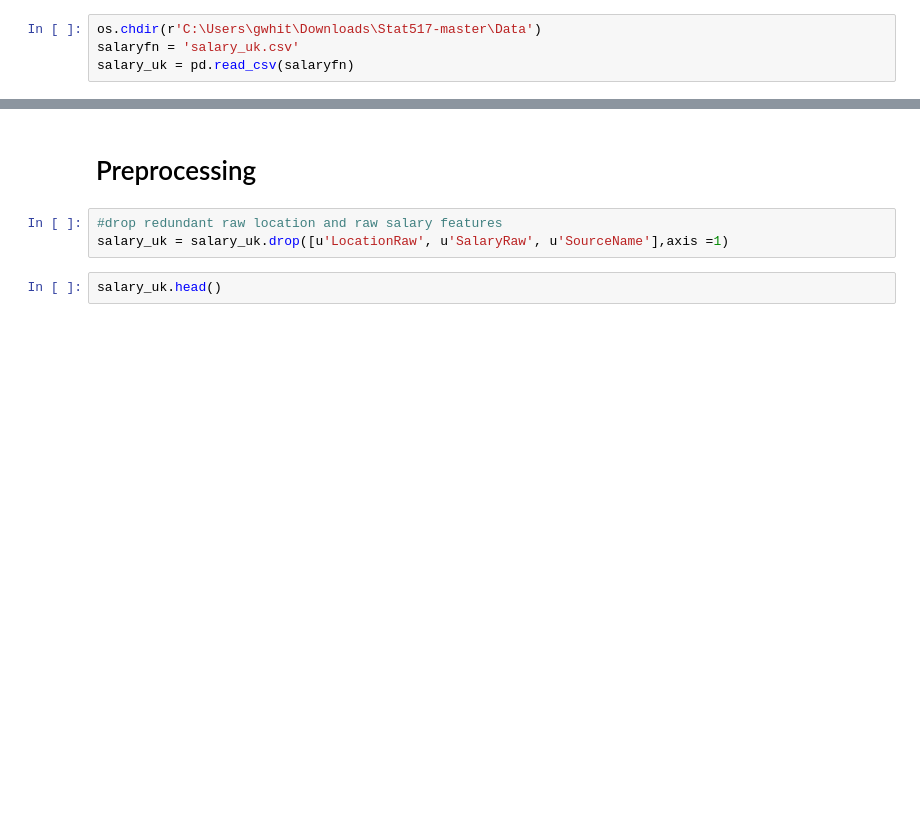
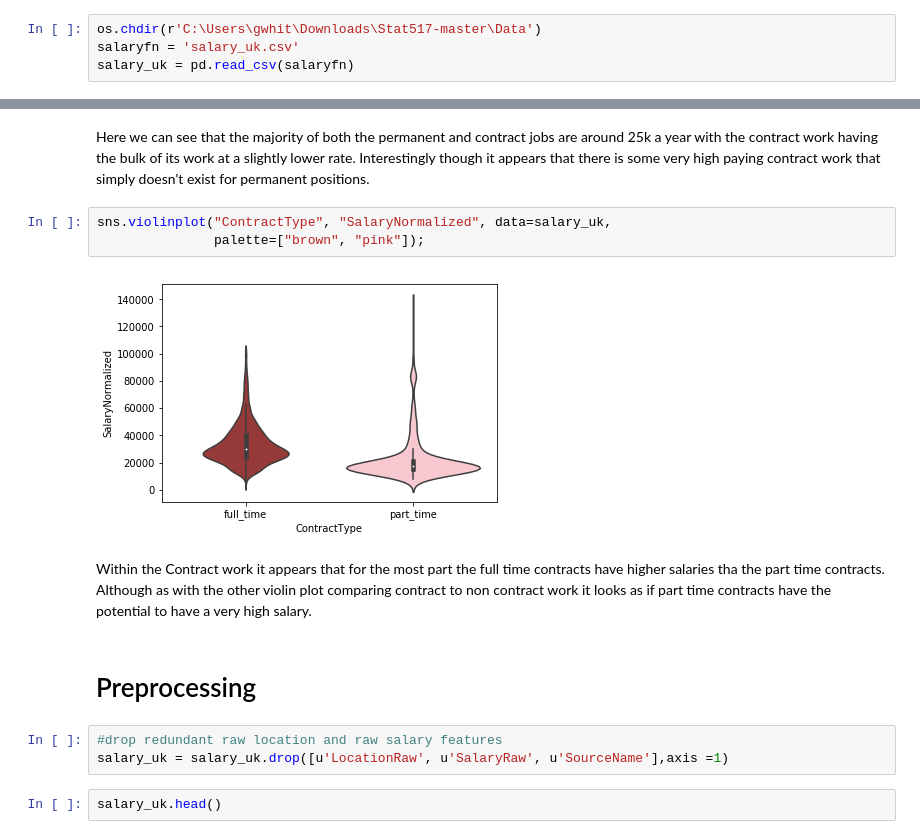
Before and after one commit to Gavin-Whitesitt/Project-2, a Jupyter notebook: Problem #0 Salary.ipynb, the cells around one changed output, grey strips where cells are left out. Drawn from its saved outputs; the diff is of its cells as text; blank space fills up the shorter version.

```diff
--- a/Problem #0 Salary.ipynb
+++ b/Problem #0 Salary.ipynb
@@ -37,3 +73,12 @@ salary_uk = pd.read_csv(salaryfn)
+# %% [markdown]
+Here we can see that the majority of both the permanent and contract jobs are around 25k a year with the contract work having the bulk of its work at a slightly lower rate. Interestingly though it appears that there is some very high paying contract work that simply doesn't exist for permanent positions.
+# %%
+sns.violinplot("ContractType", "SalaryNormalized", data=salary_uk,
+               palette=["brown", "pink"]);
+# %% [output]
+[figure, added]
+# %% [markdown]
+Within the Contract work it appears that for the most part the full time contracts have higher salaries tha the part time contracts. Although as with the other violin plot comparing contract to non contract work it looks as if part time contracts have the potential to have a very high salary.
 # %% [markdown]
 # Preprocessing
 # %%
```
Also changed, not shown: parts of 52 cells of this notebook.
